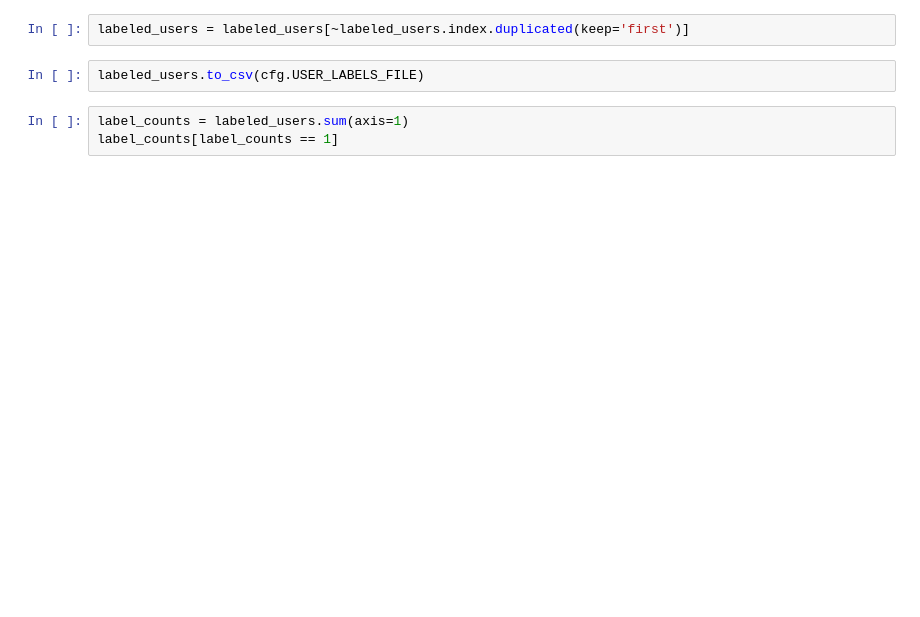
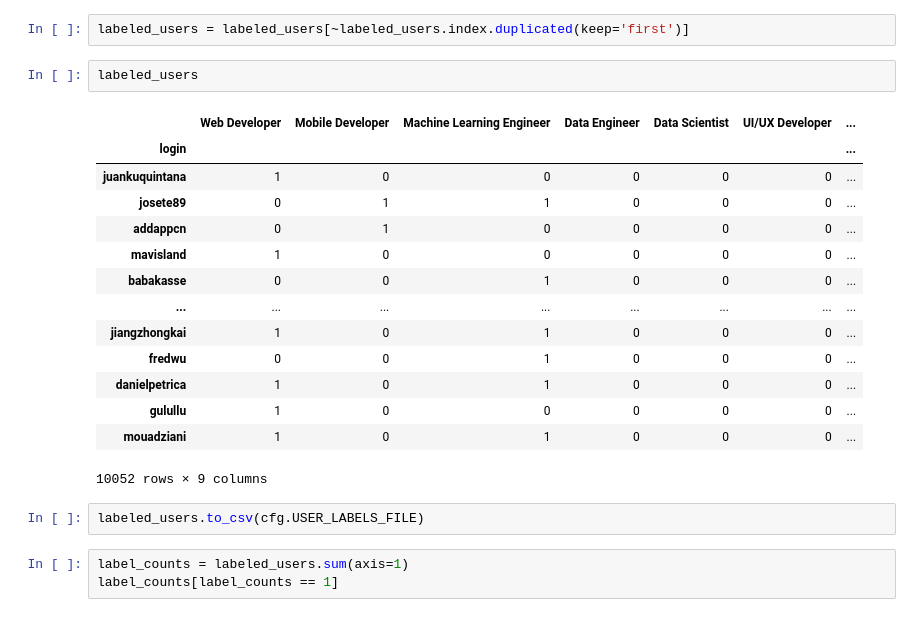
Before and after one commit to tugrulhkarabulut/github-job-title-prediction, a Jupyter notebook: label analysis.ipynb, the cells around one changed output. Drawn from its saved outputs; the diff is of its cells as text; blank space fills up the shorter version.

Commit message:
more labels

```diff
--- a/label analysis.ipynb
+++ b/label analysis.ipynb
@@ -346,5 +383,22 @@ labeled_users
 # %%
 labeled_users = labeled_users[~labeled_users.index.duplicated(keep='first')]
+# %%
+labeled_users
+# %% [output]
+|  | Web Developer | Mobile Developer | Machine Learning Engineer | Data Engineer | Data Scientist | UI/UX Developer | ... |
+| login |  |  |  |  |  |  | ... |
+| juankuquintana | 1 | 0 | 0 | 0 | 0 | 0 | ... |
+| josete89 | 0 | 1 | 1 | 0 | 0 | 0 | ... |
+| addappcn | 0 | 1 | 0 | 0 | 0 | 0 | ... |
+| mavisland | 1 | 0 | 0 | 0 | 0 | 0 | ... |
+| babakasse | 0 | 0 | 1 | 0 | 0 | 0 | ... |
+| ... | ... | ... | ... | ... | ... | ... | ... |
+| jiangzhongkai | 1 | 0 | 1 | 0 | 0 | 0 | ... |
+| fredwu | 0 | 0 | 1 | 0 | 0 | 0 | ... |
+| danielpetrica | 1 | 0 | 1 | 0 | 0 | 0 | ... |
+| gulullu | 1 | 0 | 0 | 0 | 0 | 0 | ... |
+| mouadziani | 1 | 0 | 1 | 0 | 0 | 0 | ... |
+10052 rows × 9 columns
 # %%
 labeled_users.to_csv(cfg.USER_LABELS_FILE)
 # %%
```
Also changed, not shown: parts of 24 cells of this notebook.
